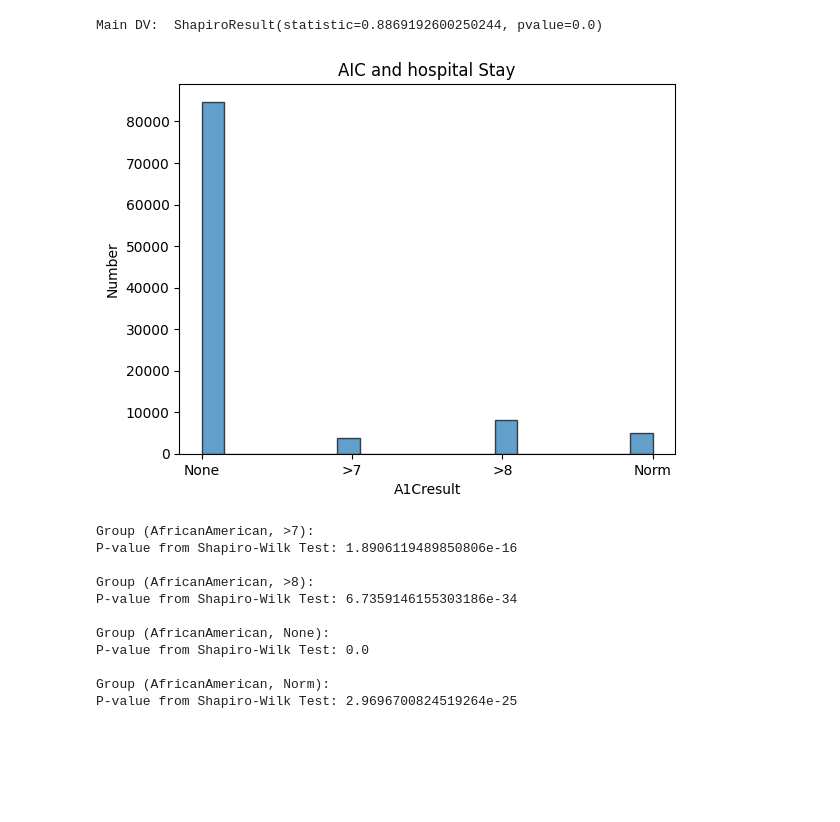
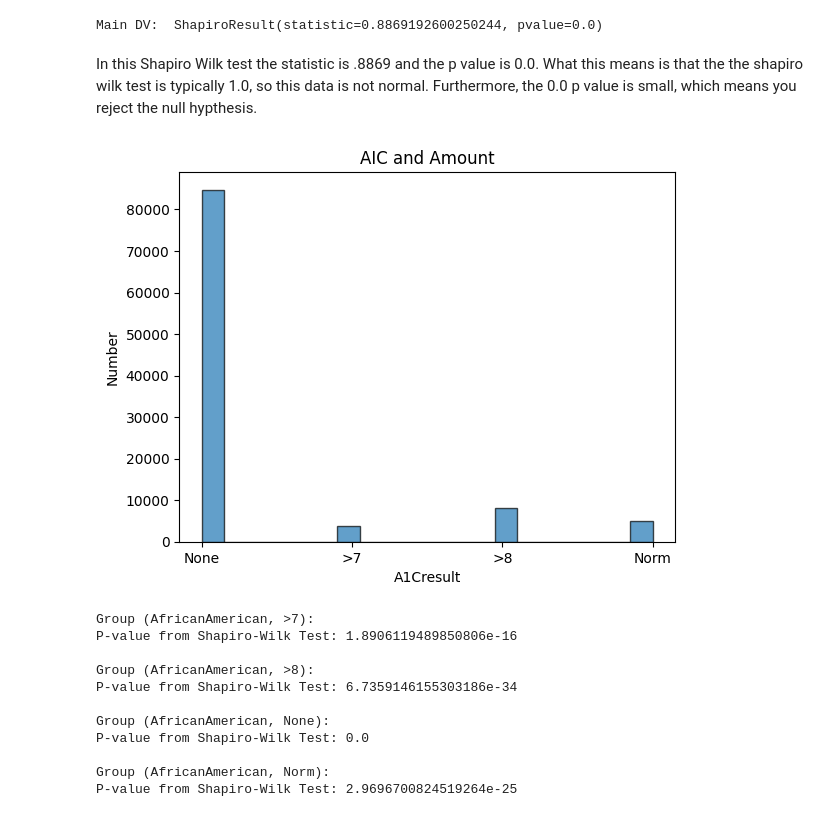
Before and after one commit to malh718/datasci_6_anova, a Jupyter notebook: anova2_7.ipynb, the cells around one changed output. Cells and saved outputs as stored; diff of their text form; code cells hidden in the pictures; blank space fills up the shorter version.

```diff
--- a/anova2_7.ipynb
+++ b/anova2_7.ipynb
@@ -139,14 +144,16 @@ dtype: object
 print('Main DV: ', stats.shapiro(df['time_in_hospital']))
 # %% [output]
 Main DV:  ShapiroResult(statistic=0.8869192600250244, pvalue=0.0)
+# %% [markdown]
+In this Shapiro Wilk test the statistic is .8869 and the p value is 0.0. What this means is that the the shapiro wilk test is typically 1.0, so this data is not normal. Furthermore, the 0.0 p value is small, which means you reject the null hypthesis.
 # %%
 plt.hist(df['A1Cresult'], bins=20, edgecolor='k', alpha=0.7)
-plt.title('AIC and hospital Stay')
+plt.title('AIC and Amount')
 plt.xlabel('A1Cresult')
 plt.ylabel('Number')
 plt.show()
 # %% [output]
-[figure, old version]
+[figure, new version]
 # %%
 groups = d2.groupby(['race', 'A1Cresult'])
 
```
Also changed, not shown: parts of 11 cells of this notebook.
